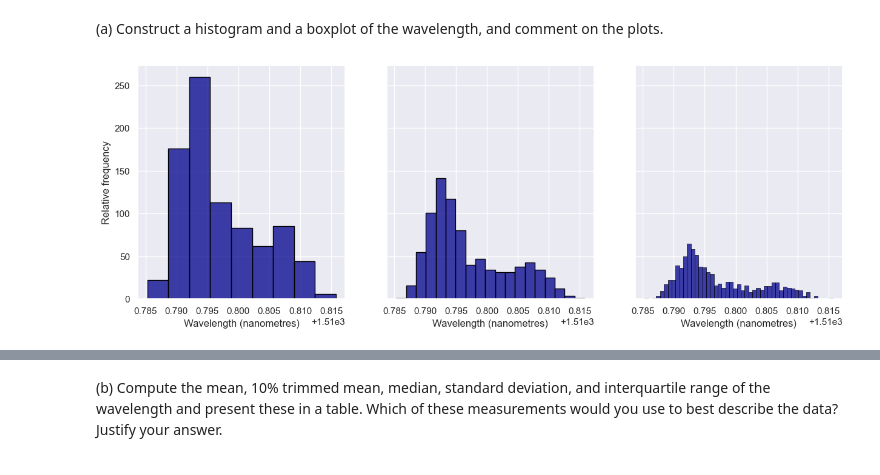
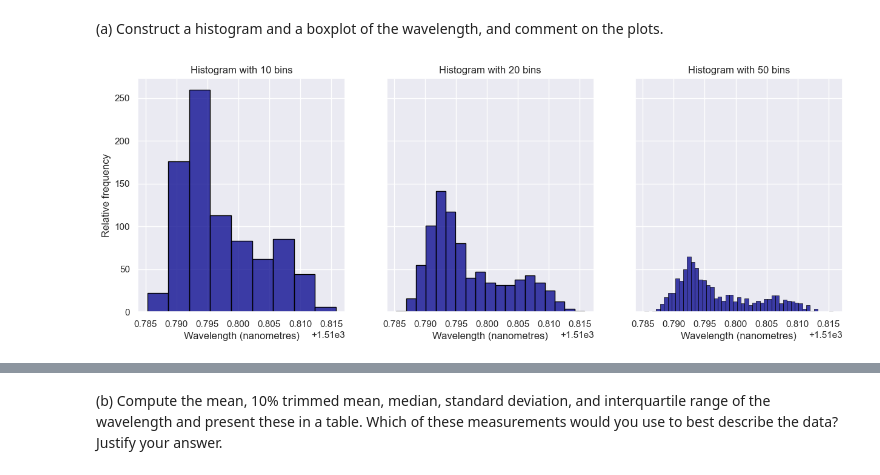
Before and after one commit to imrankhan37/Stats_Coursework, a Jupyter notebook: Task 1.ipynb, the cells around one changed output, grey strips where cells are left out. Saved outputs shown, nothing was run; the diff lists cells and outputs as text; code cells hidden in the pictures.

```diff
--- a/Task 1.ipynb
+++ b/Task 1.ipynb
@@ -30,14 +30,15 @@ wavelength = data['Y']
 # %%
 fig, axes = plt.subplots(1, 3, figsize=(15, 5), sharey=True)
 
 nbins = [10, 20, 50]
 
 for bi in range(len(nbins)):
     sns.histplot(wavelength,
                  bins=np.linspace(start=min(wavelength), stop=max(wavelength), num=nbins[bi]),
                  color='darkblue',
                  edgecolor='black',
                  ax=axes[bi])
     axes[bi].set(xlabel='Wavelength (nanometres)', ylabel='Relative frequency')
+    axes[bi].set_title('Histogram with {} bins'.format(nbins[bi]))
 # %% [output]
-[figure, old version]
+[figure, new version]
```
Also changed, not shown: parts of 21 cells of this notebook, 1 other file.
